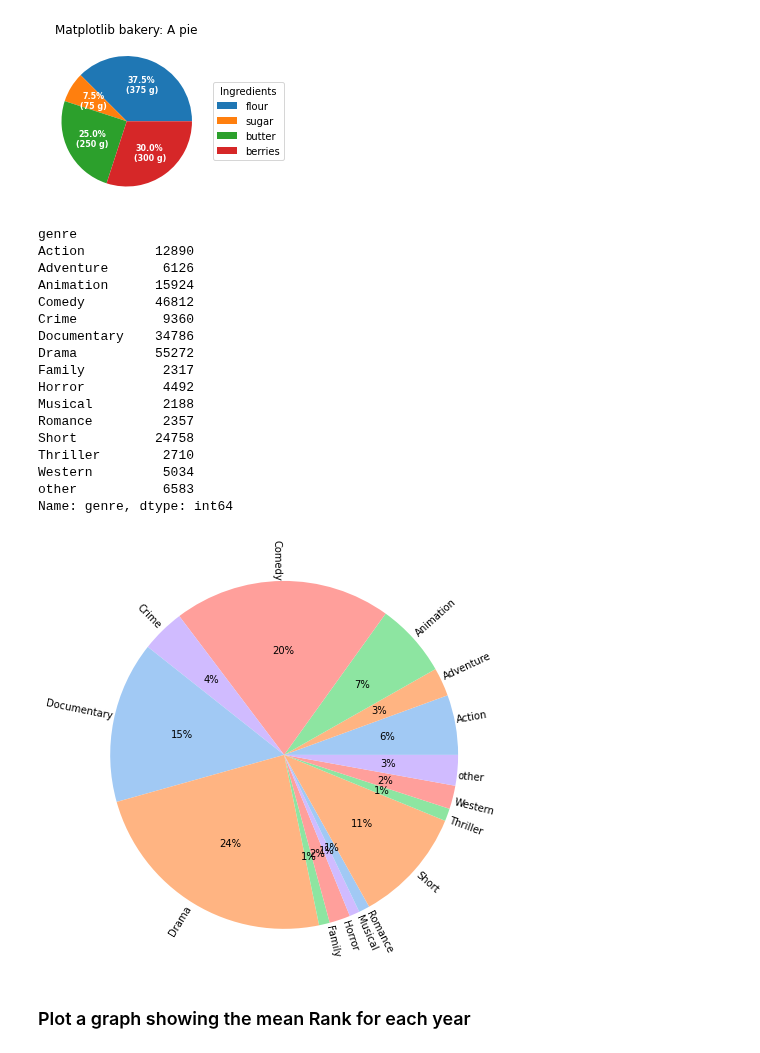
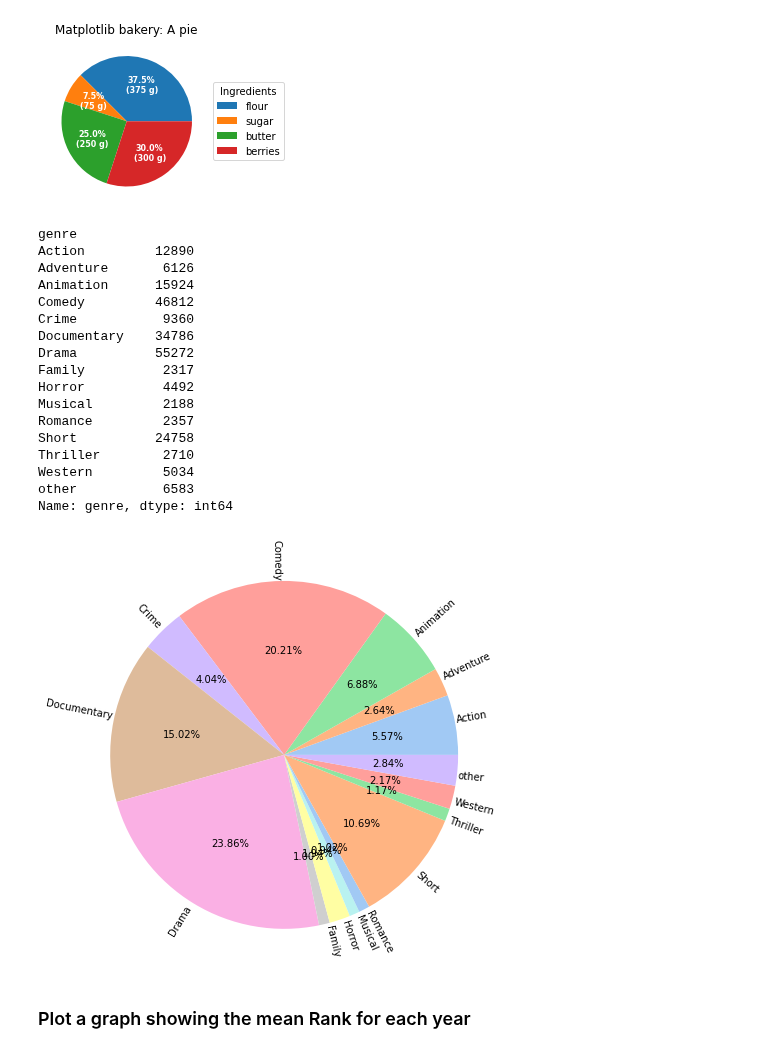
Before and after one commit to sysphcd/PythonProgrammingforData, a Jupyter notebook: 10_2_Movies_Project.ipynb, the cells around one changed output. Drawn from its saved outputs; the diff is of its cells as text; code cells hidden in the pictures.

```diff
--- a/10_2_Movies_Project.ipynb
+++ b/10_2_Movies_Project.ipynb
@@ -254,8 +234,8 @@ cleaned_df.loc[filt,'genre'] = 'other' #Access group of rows and columns by labe
 cleaned_df['genre'].value_counts(normalize=True) #Return a Series containing counts of unique values.
 print(cleaned_df.groupby(['genre'])['genre'].count())
 labels= cleaned_df.groupby(['genre'])['genre'].count().keys()
-colors = sns.color_palette('pastel')[0:5]
-plt.pie(cleaned_df.groupby(['genre'])['genre'].count(), labels = labels,rotatelabels=True, labeldistance=1,radius=2, autopct='%.0f%%',colors=colors)
+colors = sns.color_palette('pastel')
+plt.pie(cleaned_df.groupby(['genre'])['genre'].count(), labels = labels,rotatelabels=True, labeldistance=1,radius=2, autopct='%.2f%%',colors=colors)
 #plt.pie(genre, labels = labels, rotatelabels=True,radius=3.4)
 plt.show()
 
@@ -269,34 +249,34 @@ plt.show()
 # group_genres(cleaned_df)
 # cleaned_df['others'] = cleaned_df.apply(group_genres(cleaned_df),axis=1)
 # print(cleaned_df['others'])
 # def show_piechart_moviecount_eachgenre(df):
 #   # df['genre'].value_counts(normalize=True)
 #   countmovie_pergenre =  df.groupby(['genre'])['genre'].count()
   # labels= countmovie_pergenre.keys()
   # plt.pie(countmovie_pergenre, labels = labels,rotatelabels=True, labeldistance=1.5)
   # plt.show()
   # return countmovie_pergenre
 
 # show_piechart_moviecount_eachgenre(cleaned_df)
 # %% [output]
 genre
 Action         12890
 Adventure       6126
 Animation      15924
 Comedy         46812
 Crime           9360
 Documentary    34786
 Drama          55272
 Family          2317
 Horror          4492
 Musical         2188
 Romance         2357
 Short          24758
 Thriller        2710
 Western         5034
 other           6583
 Name: genre, dtype: int64
-[figure, old version]
+[figure, new version]
 # %% [markdown]
 ### Plot a graph showing the mean Rank for each year
 # %%
```
Also changed, not shown: parts of 8 cells of this notebook.
